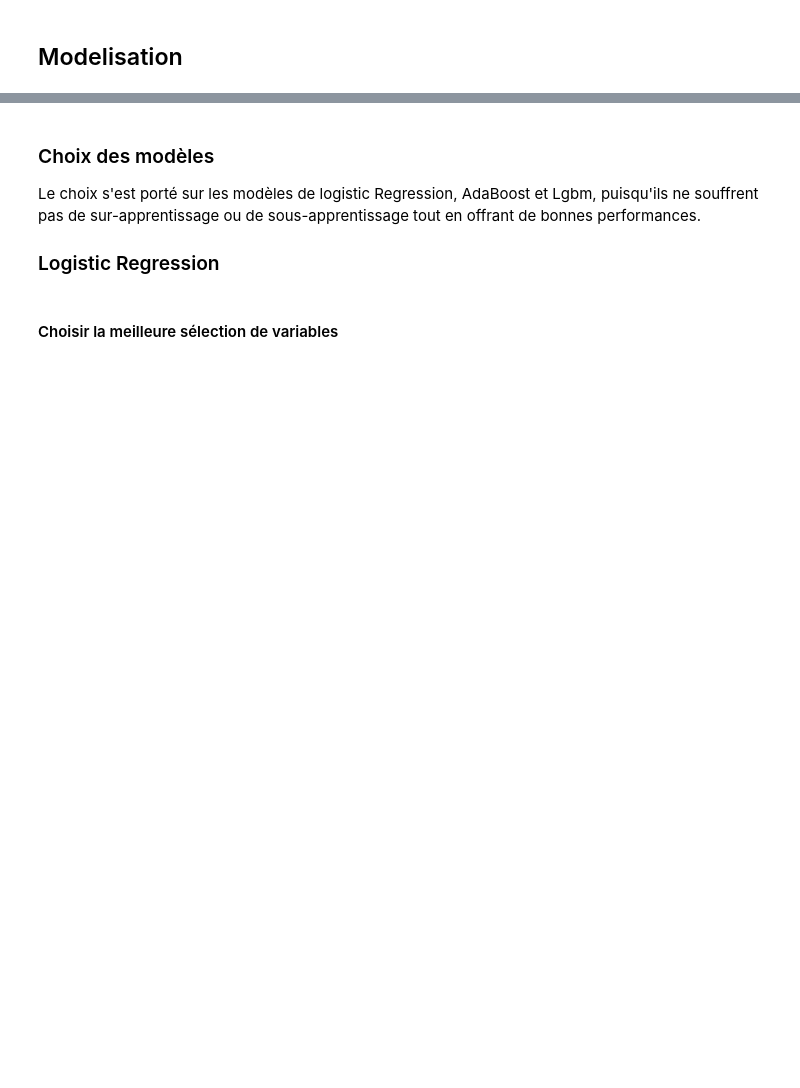
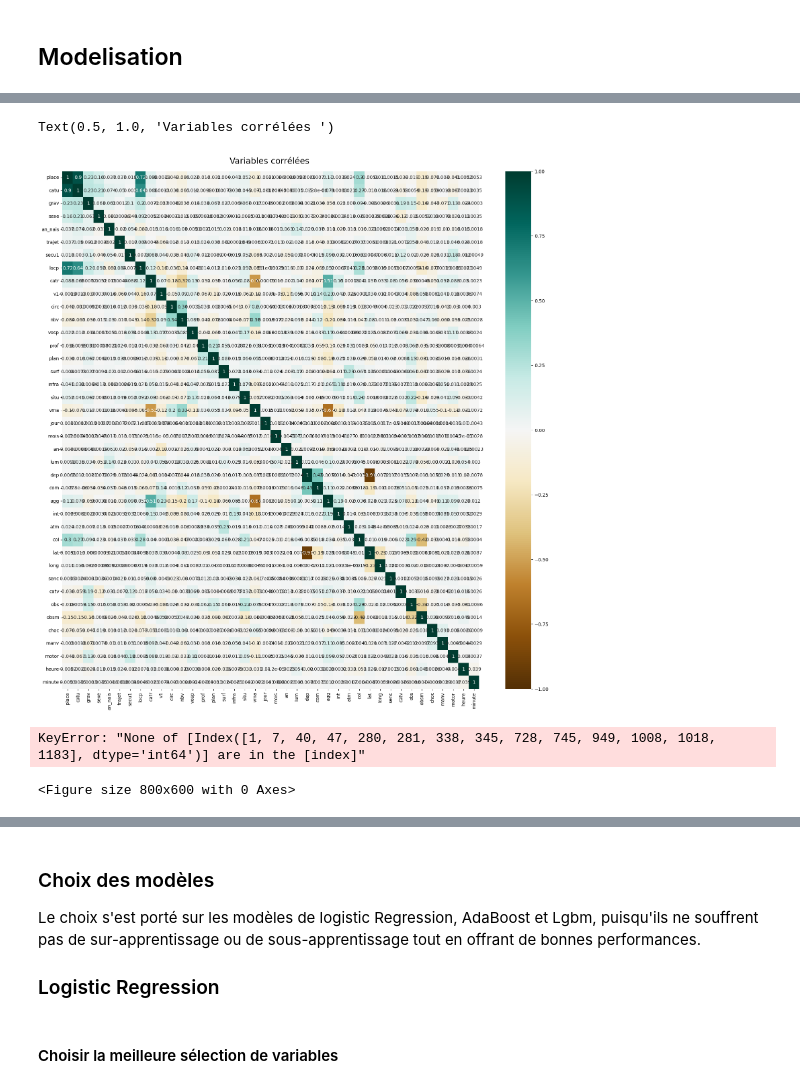
Before and after one commit to Nujadn/accident_route, a Jupyter notebook: modelisation.ipynb, the cells around one changed output, grey strips where cells are left out. Cells and saved outputs as stored; diff of their text form; code cells hidden in the pictures; blank space fills up the shorter version.

```diff
--- a/modelisation.ipynb
+++ b/modelisation.ipynb
@@ -31,3 +43,27 @@ df.head()
+# %%
+plt.figure(figsize=(20, 20))
+heatmap = sns.heatmap(df.corr(), vmin=-1, vmax=1, annot=True, cmap='BrBG')
+heatmap.set_title('Variables corrélées ', fontdict={'fontsize':18}, pad=16)
+# %% [output]
+Text(0.5, 1.0, 'Variables corrélées ')
+[figure, added]
+# %%
+threshold = 0.5
+
+correlated_pairs = (df.corr().abs() > threshold) & (df.corr().abs() < 1.0)
+
+correlated_variables = correlated_pairs.unstack().reset_index()
+correlated_variables = correlated_variables[correlated_variables[0]]
+
+
+plt.figure(figsize=(8, 6))
+sns.heatmap(df.corr().loc[correlated_variables.index, correlated_variables.index],
+            annot=True, cmap='coolwarm', vmin=-1, vmax=1)
+plt.title('Variables Corrélées (Corrélation > 0.5)')
+plt.show()
+# %% [output]
+KeyError: "None of [Index([1, 7, 40, 47, 280, 281, 338, 345, 728, 745, 949, 1008, 1018, 1183], dtype='int64')] are in the [index]"
+<Figure size 800x600 with 0 Axes>
 # %%
 X_train, X_test, y_train, y_test = train_test_split(df.drop(["grav"], axis=1), df.grav, test_size=0.25)
 print("Séparation des labels et targets :", X_train.shape, X_test.shape, y_train.shape, y_test.shape)
```
Also changed, not shown: parts of 10 cells of this notebook, 3 other files.
